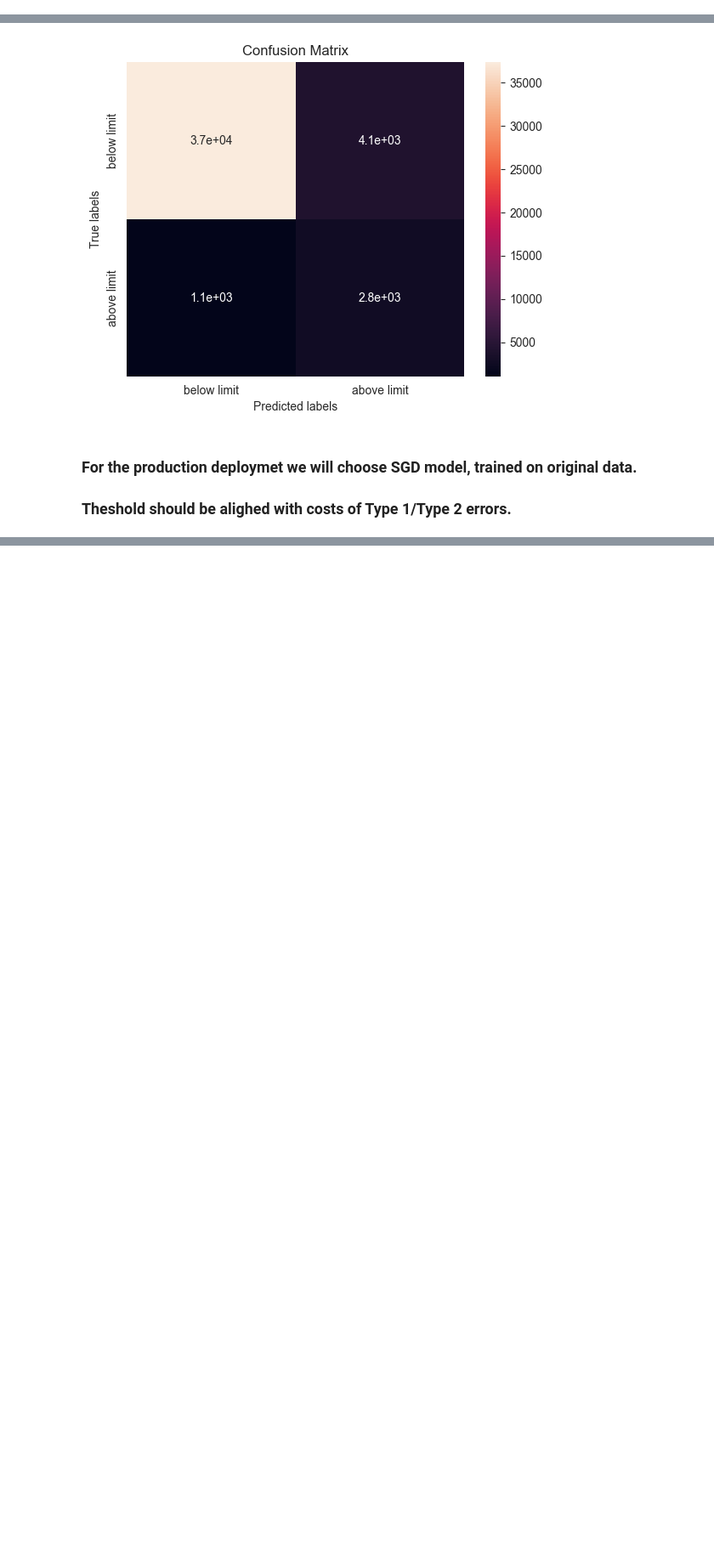
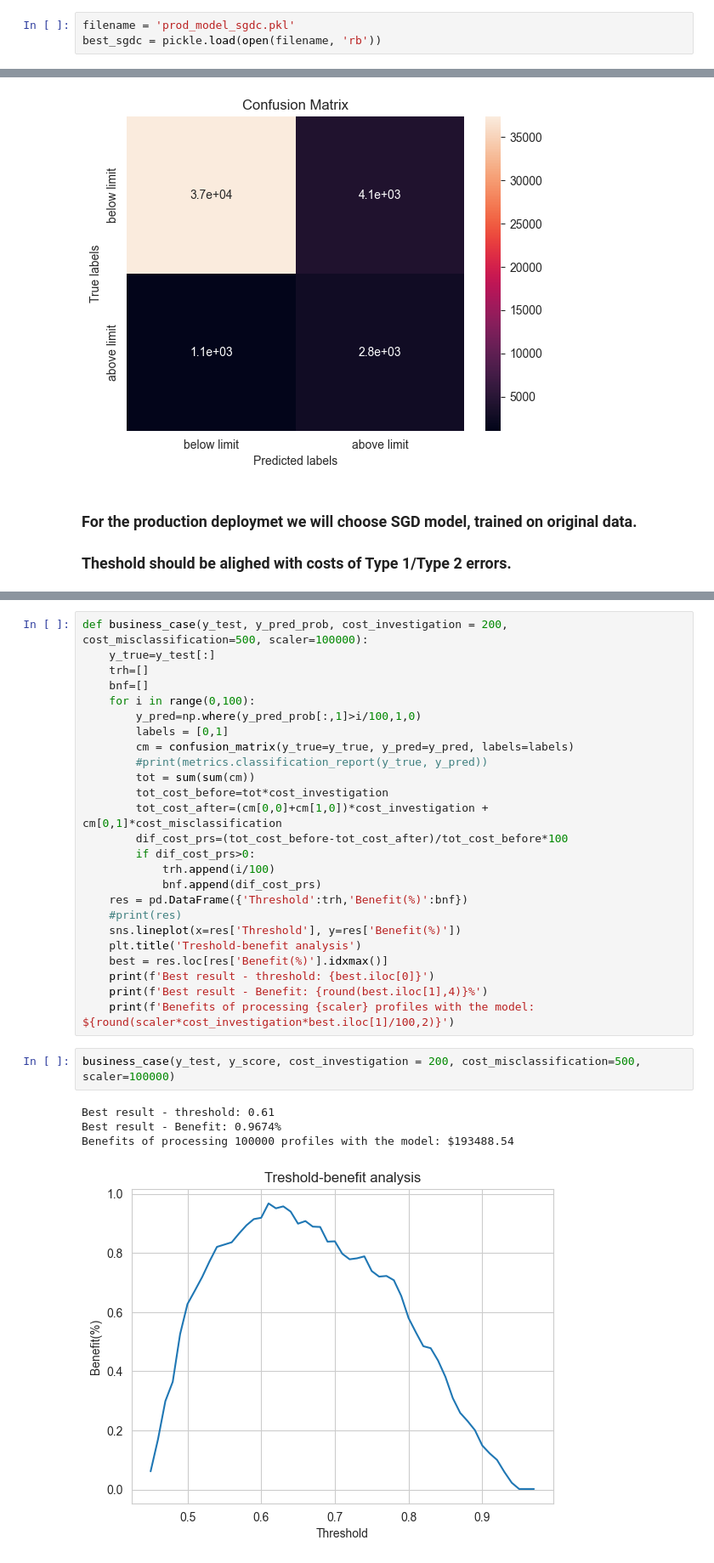
Before and after one commit to hanksnowdon/DataMiningProject, a Jupyter notebook: notebooks/04_ML_Production_final.ipynb, the cells around one changed output, grey strips where cells are left out. Shown: that part at 85% size. Cells and saved outputs as stored; diff of their text form; blank space fills up the shorter version.

Commit message:
business case calculation

```diff
--- a/notebooks/04_ML_Production_final.ipynb
+++ b/notebooks/04_ML_Production_final.ipynb
@@ -194,6 +194,9 @@ import pickle
 # save the model to disk
 filename = 'prod_model_sgdc.pkl'
 pickle.dump(best_sgdc, open(filename, 'wb'))
+# %%
+filename = 'prod_model_sgdc.pkl'
+best_sgdc = pickle.load(open(filename, 'rb'))
 # %%
 y_score = best_sgdc.predict_proba(X_tst_pr)
 # %%
@@ -278,0 +284,32 @@ Threshold: 0.2
+# %%
+def business_case(y_test, y_pred_prob, cost_investigation = 200, cost_misclassification=500, scaler=100000):
+    y_true=y_test[:]
+    trh=[]
+    bnf=[]
+    for i in range(0,100):
+        y_pred=np.where(y_pred_prob[:,1]>i/100,1,0)
+        labels = [0,1]
+        cm = confusion_matrix(y_true=y_true, y_pred=y_pred, labels=labels)
+        #print(metrics.classification_report(y_true, y_pred))
+        tot = sum(sum(cm))
+        tot_cost_before=tot*cost_investigation
+        tot_cost_after=(cm[0,0]+cm[1,0])*cost_investigation + cm[0,1]*cost_misclassification
+        dif_cost_prs=(tot_cost_before-tot_cost_after)/tot_cost_before*100
+        if dif_cost_prs>0:
+            trh.append(i/100)
+            bnf.append(dif_cost_prs)
+    res = pd.DataFrame({'Threshold':trh,'Benefit(%)':bnf})
+    #print(res)
+    sns.lineplot(x=res['Threshold'], y=res['Benefit(%)'])
+    plt.title('Treshold-benefit analysis')
+    best = res.loc[res['Benefit(%)'].idxmax()]
+    print(f'Best result - threshold: {best.iloc[0]}')
+    print(f'Best result - Benefit: {round(best.iloc[1],4)}%')
+    print(f'Benefits of processing {scaler} profiles with the model: ${round(scaler*cost_investigation*best.iloc[1]/100,2)}')
+# %%
+business_case(y_test, y_score, cost_investigation = 200, cost_misclassification=500, scaler=100000)
+# %% [output]
+Best result - threshold: 0.61
+Best result - Benefit: 0.9674%
+Benefits of processing 100000 profiles with the model: $193488.54
+[figure, added]
```
Also changed, not shown: parts of 2 cells of this notebook.
